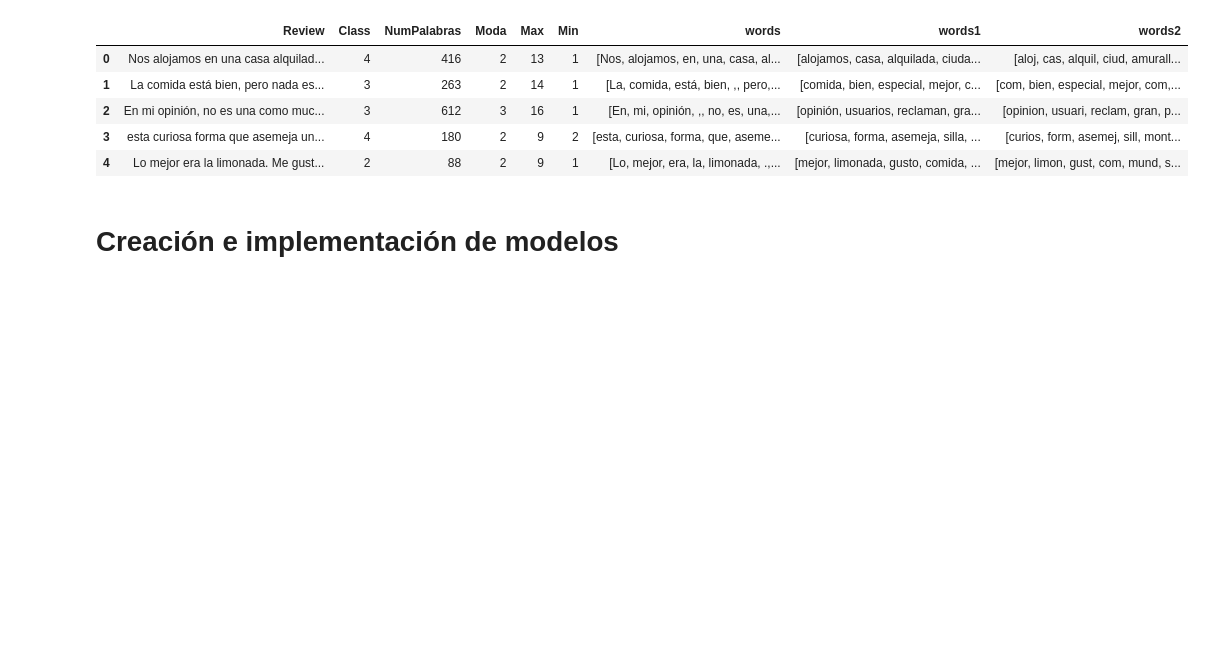
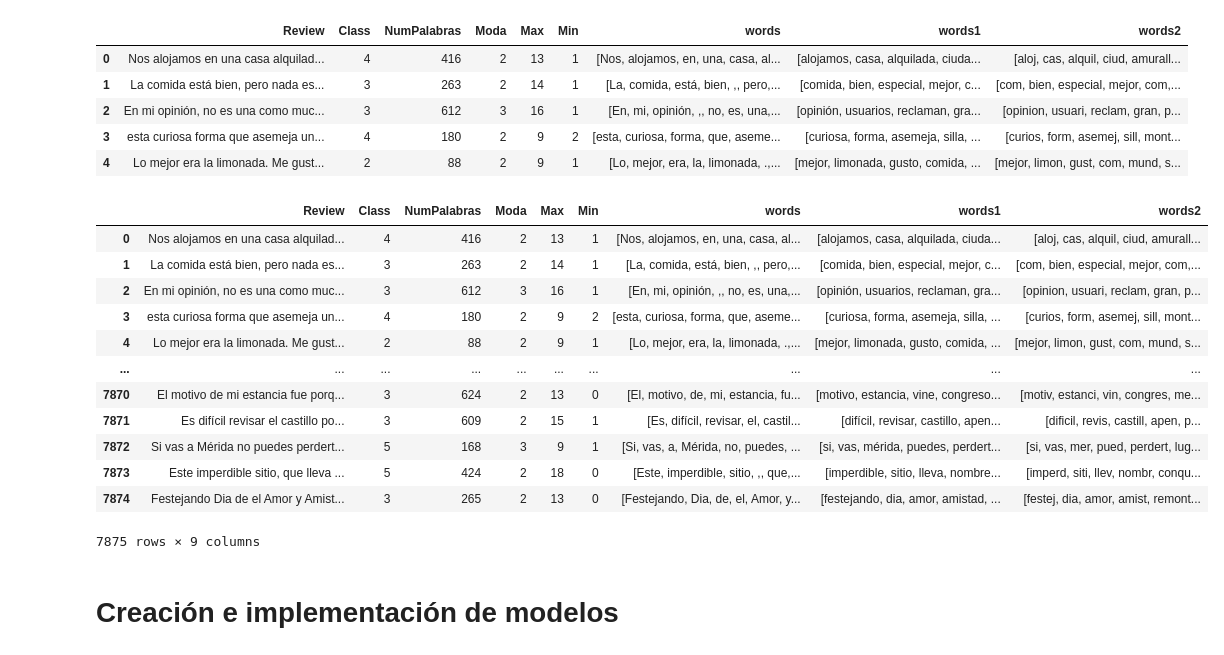
Before and after one commit to AlessoMTZ/Trabajo_BI_Estadistica, a Jupyter notebook: Notebook.ipynb, the cells around one changed output. Drawn from its saved outputs; the diff is of its cells as text; code cells hidden in the pictures; blank space fills up the shorter version.

```diff
--- a/Notebook.ipynb
+++ b/Notebook.ipynb
@@ -443,5 +459,21 @@ prepData.head()
 # ## Apply lemmatization to the words
 # prepData['words3'] = prepData['words1'].apply(lemmatize_words)
 # prepData.head()
+# %%
+prepData
+# %% [output]
+|  | Review | Class | NumPalabras | Moda | Max | Min | words | words1 | words2 |
+| 0 | Nos alojamos en una casa alquilad... | 4 | 416 | 2 | 13 | 1 | [Nos, alojamos, en, una, casa, al... | [alojamos, casa, alquilada, ciuda... | [aloj, cas, alquil, ciud, amurall... |
+| 1 | La comida está bien, pero nada es... | 3 | 263 | 2 | 14 | 1 | [La, comida, está, bien, ,, pero,... | [comida, bien, especial, mejor, c... | [com, bien, especial, mejor, com,... |
+| 2 | En mi opinión, no es una como muc... | 3 | 612 | 3 | 16 | 1 | [En, mi, opinión, ,, no, es, una,... | [opinión, usuarios, reclaman, gra... | [opinion, usuari, reclam, gran, p... |
+| 3 | esta curiosa forma que asemeja un... | 4 | 180 | 2 | 9 | 2 | [esta, curiosa, forma, que, aseme... | [curiosa, forma, asemeja, silla, ... | [curios, form, asemej, sill, mont... |
+| 4 | Lo mejor era la limonada. Me gust... | 2 | 88 | 2 | 9 | 1 | [Lo, mejor, era, la, limonada, .,... | [mejor, limonada, gusto, comida, ... | [mejor, limon, gust, com, mund, s... |
+| ... | ... | ... | ... | ... | ... | ... | ... | ... | ... |
+| 7870 | El motivo de mi estancia fue porq... | 3 | 624 | 2 | 13 | 0 | [El, motivo, de, mi, estancia, fu... | [motivo, estancia, vine, congreso... | [motiv, estanci, vin, congres, me... |
+| 7871 | Es difícil revisar el castillo po... | 3 | 609 | 2 | 15 | 1 | [Es, difícil, revisar, el, castil... | [difícil, revisar, castillo, apen... | [dificil, revis, castill, apen, p... |
+| 7872 | Si vas a Mérida no puedes perdert... | 5 | 168 | 3 | 9 | 1 | [Si, vas, a, Mérida, no, puedes, ... | [si, vas, mérida, puedes, perdert... | [si, vas, mer, pued, perdert, lug... |
+| 7873 | Este imperdible sitio, que lleva ... | 5 | 424 | 2 | 18 | 0 | [Este, imperdible, sitio, ,, que,... | [imperdible, sitio, lleva, nombre... | [imperd, siti, llev, nombr, conqu... |
+| 7874 | Festejando Dia de el Amor y Amist... | 3 | 265 | 2 | 13 | 0 | [Festejando, Dia, de, el, Amor, y... | [festejando, dia, amor, amistad, ... | [festej, dia, amor, amist, remont... |
+7875 rows × 9 columns
 # %% [markdown]
 # Creación e implementación de modelos
```
Also changed, not shown: parts of 18 cells of this notebook.
